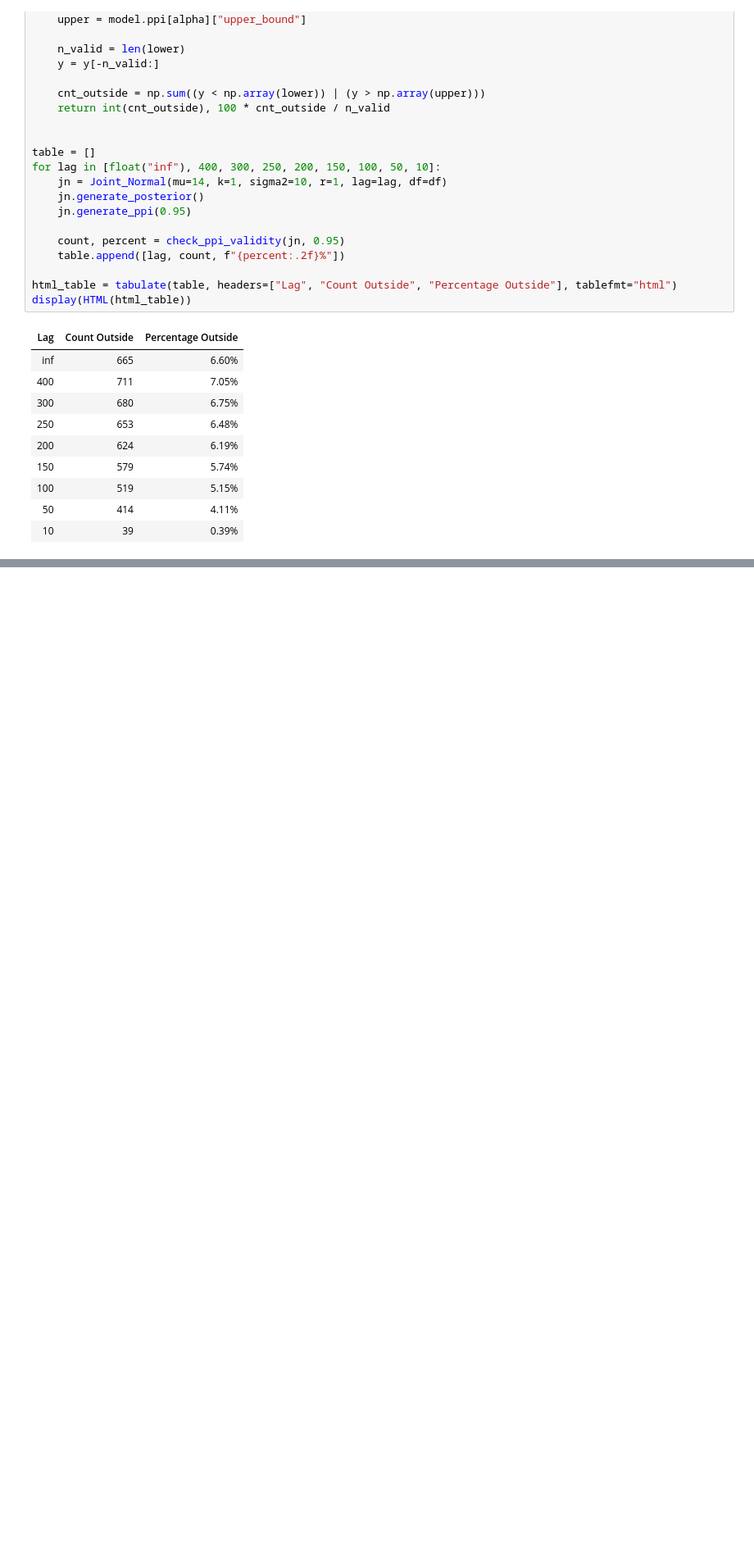
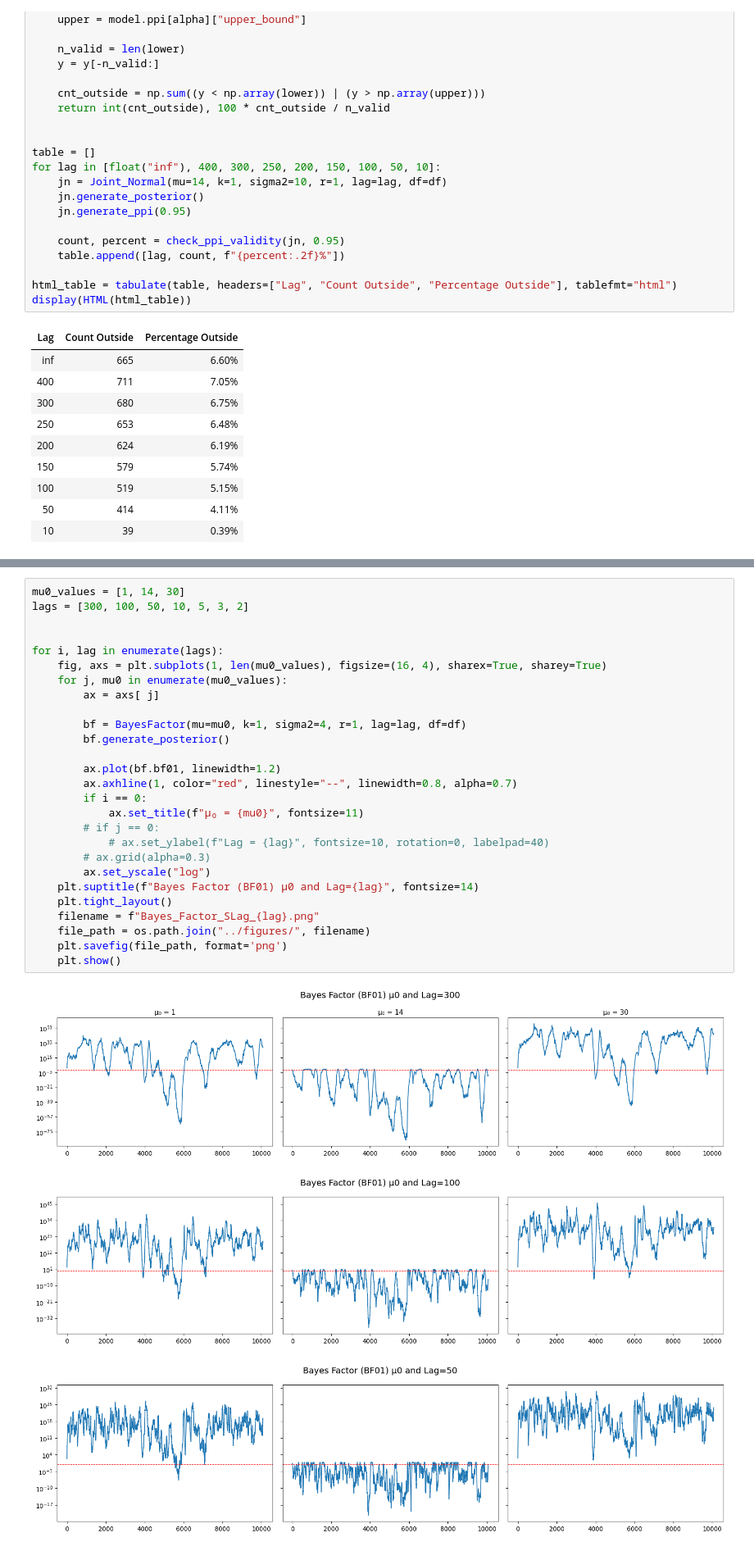
Before and after one commit to Zen-Nightshade/Crypto-Trade-Analysis, a Jupyter notebook: notebooks/Joint_Normal_Volume_model.ipynb, the cells around one changed output, grey strips where cells are left out. Shown at 82% size. Drawn from its saved outputs; the diff is of its cells as text; blank space fills up the shorter version.

```diff
--- a/notebooks/Joint_Normal_Volume_model.ipynb
+++ b/notebooks/Joint_Normal_Volume_model.ipynb
@@ -288,0 +476,31 @@ display(HTML(html_table))
+# %%
+mu0_values = [1, 14, 30]
+lags = [300, 100, 50, 10, 5, 3, 2]
+
+
+for i, lag in enumerate(lags):
+    fig, axs = plt.subplots(1, len(mu0_values), figsize=(16, 4), sharex=True, sharey=True)
+    for j, mu0 in enumerate(mu0_values):
+        ax = axs[ j]
+
+        bf = BayesFactor(mu=mu0, k=1, sigma2=4, r=1, lag=lag, df=df)
+        bf.generate_posterior()
+
+        ax.plot(bf.bf01, linewidth=1.2)
+        ax.axhline(1, color="red", linestyle="--", linewidth=0.8, alpha=0.7)
+        if i == 0:
+            ax.set_title(f"μ₀ = {mu0}", fontsize=11)
+        # if j == 0:
+            # ax.set_ylabel(f"Lag = {lag}", fontsize=10, rotation=0, labelpad=40)
+        # ax.grid(alpha=0.3)
+        ax.set_yscale("log")
+    plt.suptitle(f"Bayes Factor (BF01) μ0 and Lag={lag}", fontsize=14)
+    plt.tight_layout()
+    filename = f"Bayes_Factor_SLag_{lag}.png"
+    file_path = os.path.join("../figures/", filename)
+    plt.savefig(file_path, format='png')
+    plt.show()
+# %% [output]
+[figure, added]
+[figure, added]
+[figure, added]
```
Also changed, not shown: parts of 5 cells of this notebook, 7 other files.
